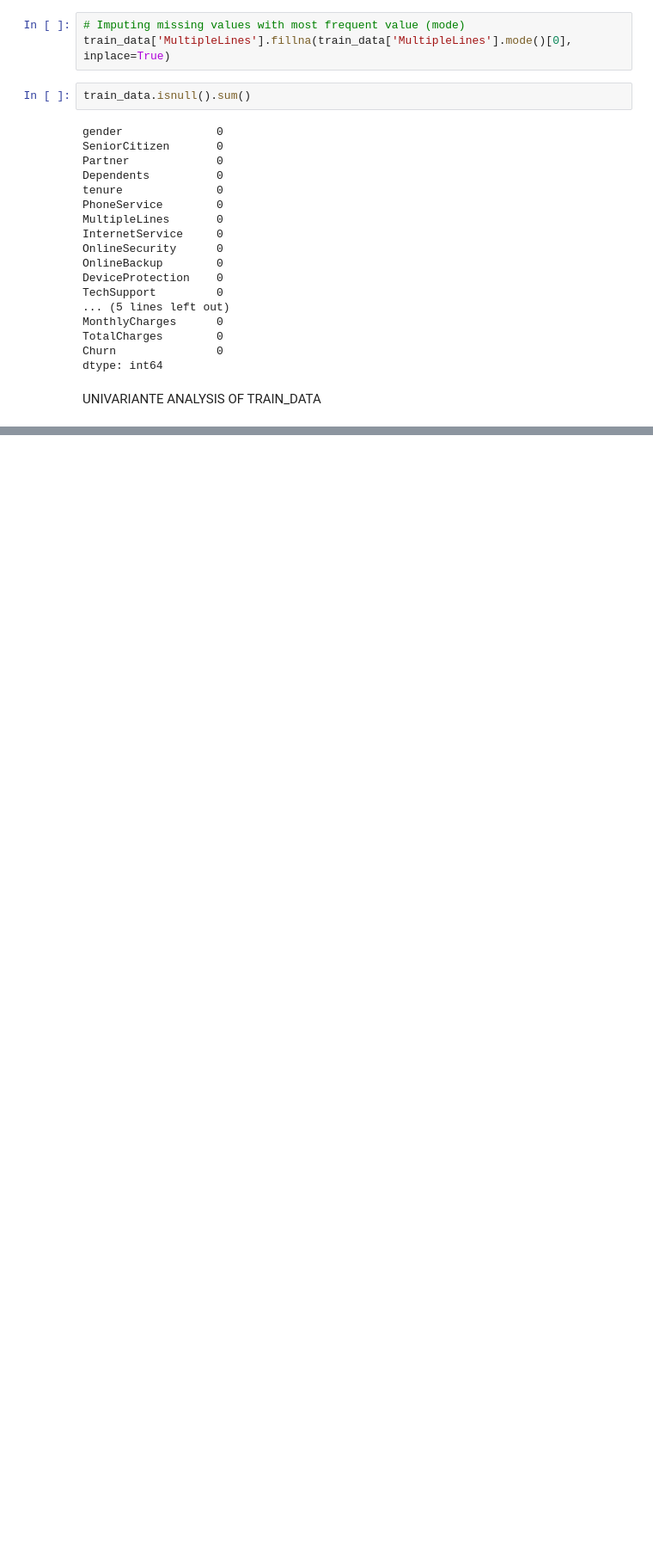
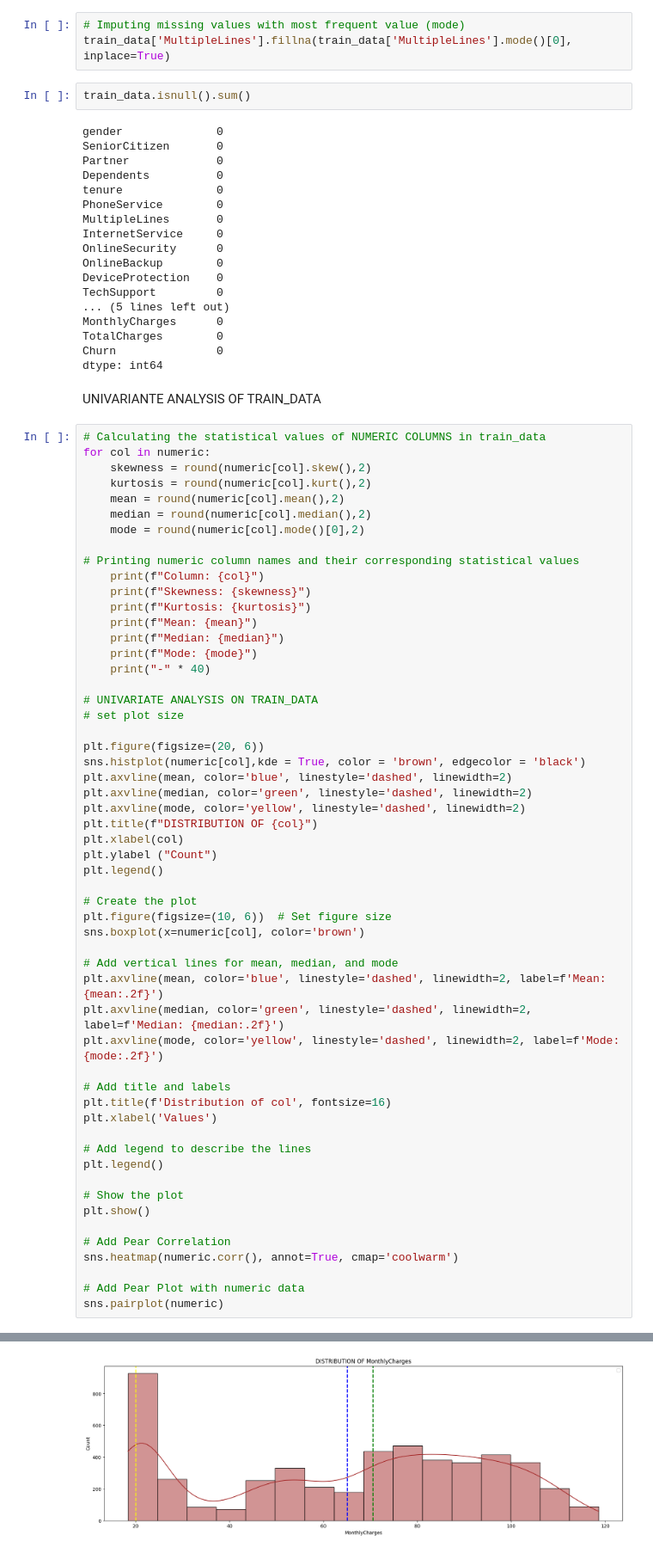
Before and after one commit to mohalat/PHASE-2-Project-1, a Jupyter notebook: Churn_Project.ipynb, the cells around one changed output, grey strips where cells are left out. Shown at 86% size. Saved outputs shown, nothing was run; the diff lists cells and outputs as text; blank space fills up the shorter version.

```diff
--- a/Churn_Project.ipynb
+++ b/Churn_Project.ipynb
@@ -781,3 +781,59 @@ Churn               0
 dtype: int64
 # %% [markdown]
 UNIVARIANTE ANALYSIS OF TRAIN_DATA
+# %%
+# Calculating the statistical values of NUMERIC COLUMNS in train_data
+for col in numeric:
+    skewness = round(numeric[col].skew(),2)
+    kurtosis = round(numeric[col].kurt(),2)
+    mean = round(numeric[col].mean(),2)
+    median = round(numeric[col].median(),2)
+    mode = round(numeric[col].mode()[0],2)
+
+# Printing numeric column names and their corresponding statistical values
+    print(f"Column: {col}")
+    print(f"Skewness: {skewness}")
+    print(f"Kurtosis: {kurtosis}")
+    print(f"Mean: {mean}")
+    print(f"Median: {median}")
+    print(f"Mode: {mode}")
+    print("-" * 40)
+
+# UNIVARIATE ANALYSIS ON TRAIN_DATA
+# set plot size
+
+plt.figure(figsize=(20, 6))
+sns.histplot(numeric[col],kde = True, color = 'brown', edgecolor = 'black')
+plt.axvline(mean, color='blue', linestyle='dashed', linewidth=2)
+plt.axvline(median, color='green', linestyle='dashed', linewidth=2)
+plt.axvline(mode, color='yellow', linestyle='dashed', linewidth=2)
+plt.title(f"DISTRIBUTION OF {col}")
+plt.xlabel(col)
+plt.ylabel ("Count")
+plt.legend()
+
+# Create the plot
+plt.figure(figsize=(10, 6))  # Set figure size
+sns.boxplot(x=numeric[col], color='brown')
+
+# Add vertical lines for mean, median, and mode
+plt.axvline(mean, color='blue', linestyle='dashed', linewidth=2, label=f'Mean: {mean:.2f}')
+plt.axvline(median, color='green', linestyle='dashed', linewidth=2, label=f'Median: {median:.2f}')
+plt.axvline(mode, color='yellow', linestyle='dashed', linewidth=2, label=f'Mode: {mode:.2f}')
+
+# Add title and labels
+plt.title(f'Distribution of col', fontsize=16)
+plt.xlabel('Values')
+
+# Add legend to describe the lines
+plt.legend()
+
+# Show the plot
+plt.show()
+
+# Add Pear Correlation
+sns.heatmap(numeric.corr(), annot=True, cmap='coolwarm')
+
+# Add Pear Plot with numeric data
+sns.pairplot(numeric)
+# %% [output]
@@ -783,0 +857 @@ UNIVARIANTE ANALYSIS OF TRAIN_DATA
+[figure, added]
```
Also changed, not shown: parts of 40 cells of this notebook.
